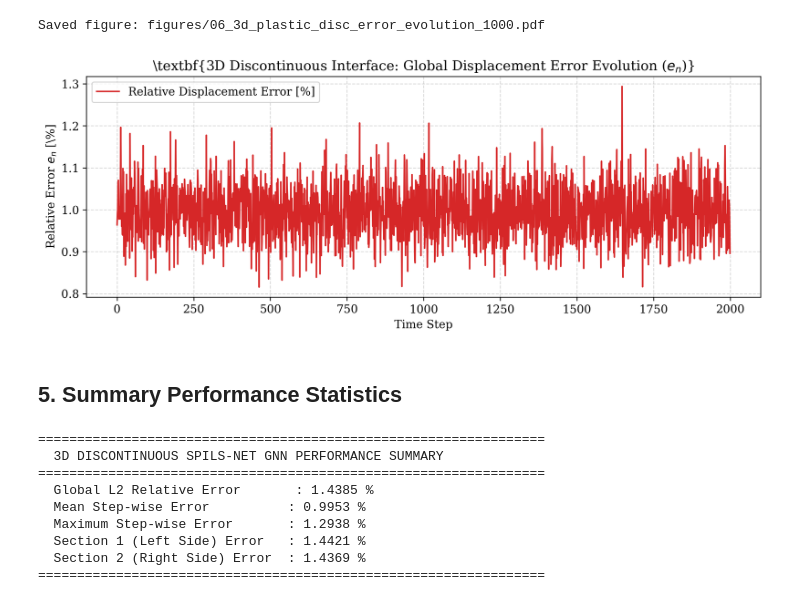
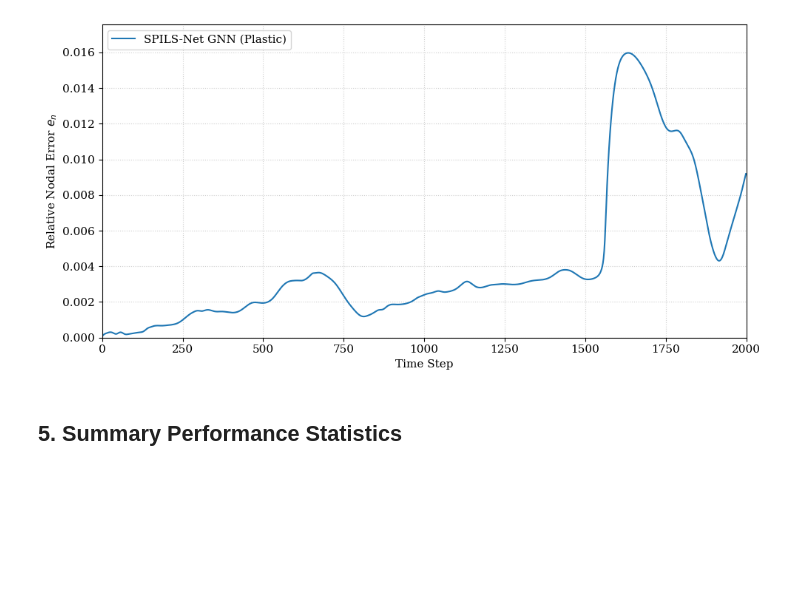
Before and after one commit to andinoboerst/SPILS-Net, a Jupyter notebook: workspace/analyse_results_3d_disc.ipynb, the cells around one changed output. Cells and saved outputs as stored; diff of their text form; code cells hidden in the pictures; blank space fills up the shorter version.

```diff
--- a/workspace/analyse_results_3d_disc.ipynb
+++ b/workspace/analyse_results_3d_disc.ipynb
@@ -304,62 +236,20 @@ Saved figure: figures/06_spils_net_gnn_3d_disc_results_1000.pdf
-# %%
-diff = tct_results_out - sm_results_out
-truth_norm = np.linalg.norm(tct_results_out, axis=-1)
-max_truth = max(float(np.max(truth_norm)), 1e-10)
-
-step_errors = np.linalg.norm(diff, axis=-1) / max_truth * 100
-
-fig, ax = plt.subplots(figsize=(10, 4), dpi=300)
-ax.plot(step_errors, color="tab:red", linewidth=1.5, label="Relative Displacement Error [%]")
-ax.set_title(r"\textbf{3D Discontinuous Interface: Global Displacement Error Evolution ($e_n$)}")
-ax.set_xlabel("Time Step")
-ax.set_ylabel(r"Relative Error $e_n$ [\%]")
-ax.grid(True, linestyle="--", alpha=0.5)
-ax.legend(loc="upper left", frameon=True)
-
-plt.tight_layout()
-fig_path = Path("figures/06_3d_plastic_disc_error_evolution_1000.pdf")
-plt.savefig(fig_path, bbox_inches="tight")
-print(f"Saved figure: {fig_path}")
-plt.show()
-# %% [output]
-Saved figure: figures/06_3d_plastic_disc_error_evolution_1000.pdf
-[figure, removed]
+# %%
+fig, ax = plt.subplots(figsize=(10, 5))
+
+time_steps = len(sm_results_error)
+ax.plot(sm_results_error, color="tab:blue", label=f"SPILS-Net GNN ({law.capitalize()})", linewidth=1.5)
+
+ax.set_xlabel("Time Step")
+ax.set_ylabel("Relative Nodal Error $e_n$")
+ax.set_xlim(0, time_steps)
+ax.set_ylim(0, max(np.max(sm_results_error) * 1.1, 0.01))
+ax.grid(True, linestyle=':', alpha=0.6)
+ax.legend(loc="upper left", frameon=True)
+
+fig.tight_layout()
+plt.savefig(f"figures/06_3d_{law}_error_evolution_{freq}.pdf", format="pdf", bbox_inches="tight", pad_inches=0.05)
+plt.show()
+# %% [output]
+[figure, added]
 # %% [markdown]
 ## 5. Summary Performance Statistics
-# %%
-l2_diff = np.linalg.norm(diff)
-l2_truth = np.linalg.norm(tct_results_out)
-global_l2_rel_error = (l2_diff / max(l2_truth, 1e-12)) * 100
-mean_step_error = np.mean(step_errors)
-max_step_error = np.max(step_errors)
-
-# Per-section errors
-if node_coords is not None:
-    left_dofs = np.concatenate([np.arange(i*3, i*3+3) for i in left_idxs])
-    right_dofs = np.concatenate([np.arange(i*3, i*3+3) for i in right_idxs])
-
-    err_left = (np.linalg.norm(diff[:, left_dofs]) / max(np.linalg.norm(tct_results_out[:, left_dofs]), 1e-12)) * 100
-    err_right = (np.linalg.norm(diff[:, right_dofs]) / max(np.linalg.norm(tct_results_out[:, right_dofs]), 1e-12)) * 100
-else:
-    err_left = global_l2_rel_error
-    err_right = global_l2_rel_error
-
-print("=" * 65)
-print("  3D DISCONTINUOUS SPILS-NET GNN PERFORMANCE SUMMARY")
-print("=" * 65)
-print(f"  Global L2 Relative Error       : {global_l2_rel_error:.4f} %")
-print(f"  Mean Step-wise Error          : {mean_step_error:.4f} %")
-print(f"  Maximum Step-wise Error       : {max_step_error:.4f} %")
-print(f"  Section 1 (Left Side) Error   : {err_left:.4f} %")
-print(f"  Section 2 (Right Side) Error  : {err_right:.4f} %")
-print("=" * 65)
-# %% [output]
-=================================================================
-  3D DISCONTINUOUS SPILS-NET GNN PERFORMANCE SUMMARY
-=================================================================
-  Global L2 Relative Error       : 1.4385 %
-  Mean Step-wise Error          : 0.9953 %
-  Maximum Step-wise Error       : 1.2938 %
-  Section 1 (Left Side) Error   : 1.4421 %
-  Section 2 (Right Side) Error  : 1.4369 %
-=================================================================
```
Also changed, not shown: parts of 15 cells of this notebook, 9 other files.
